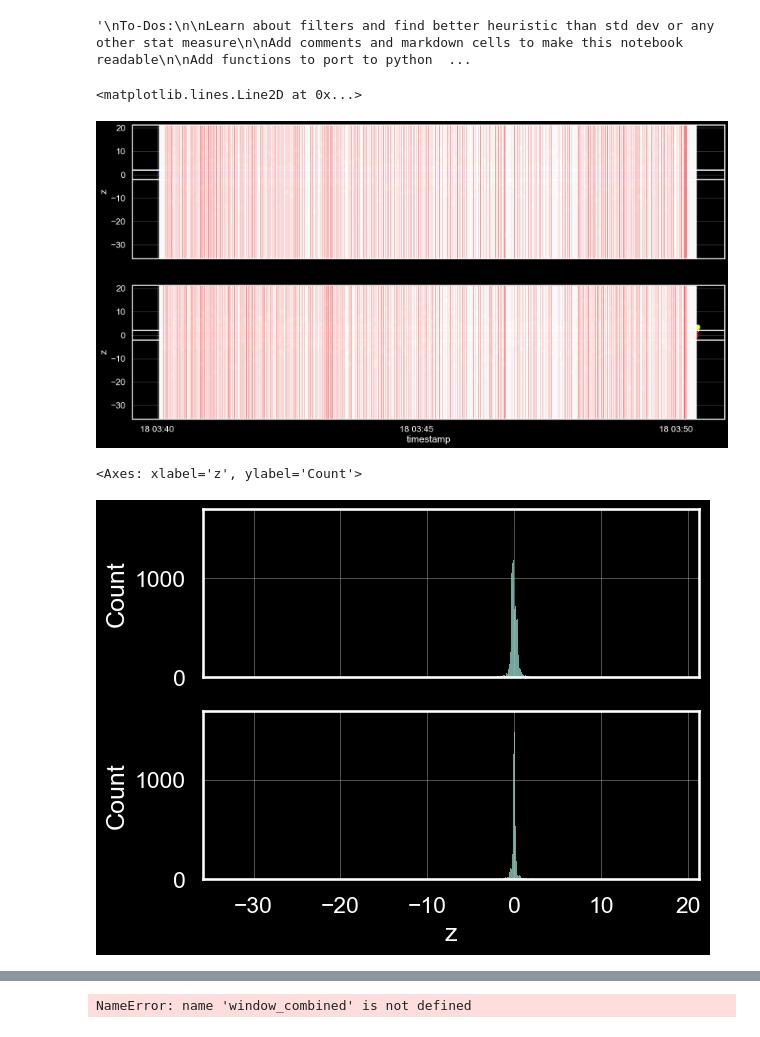
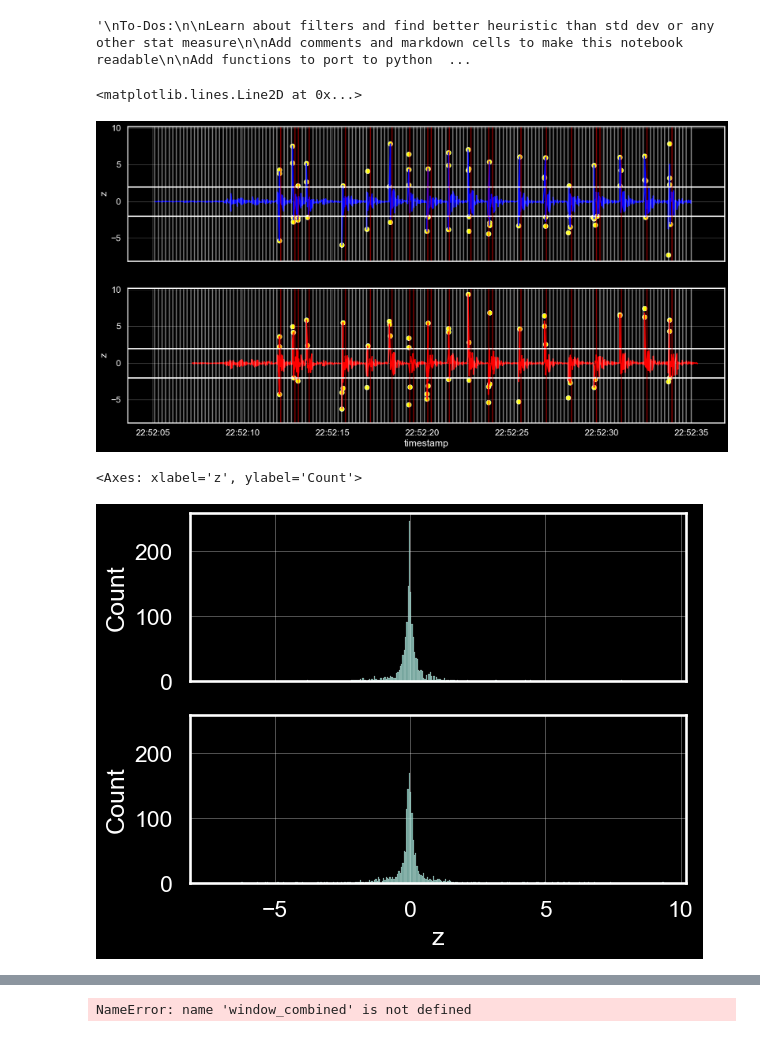
Before and after one commit to TheCrazyRocketScientist/Touch-Panel, a Jupyter notebook: nano/multiSensor/tap_detect.ipynb, the cells around one changed output, grey strips where cells are left out. Cells and saved outputs as stored; diff of their text form; code cells hidden in the pictures.

```diff
--- a/nano/multiSensor/tap_detect.ipynb
+++ b/nano/multiSensor/tap_detect.ipynb
@@ -10,7 +10,7 @@ import datetime
 # %%
 sns.set_theme(style="darkgrid", context="talk")
 plt.style.use("dark_background")
-plt.rcParams.update({"grid.linewidth":0.45, "grid.alpha":0.5})
+plt.rcParams.update({"grid.linewidth":0.45, "grid.alpha":0.5,"savefig.dpi": 300})
 # %%
 """
 To-Dos:
@@ -40,8 +40,8 @@ def set_df(df):
 # %%
 
 
-df_sensor_one = pd.read_csv(r"E:\Projects\Vibration Sensing Touch Panel\data\region1_extended\SENSOR1_data.csv")
-df_sensor_two = pd.read_csv(r"E:\Projects\Vibration Sensing Touch Panel\data\region1_extended\SENSOR2_data.csv")
+df_sensor_one = pd.read_csv(r"E:\Projects\Vibration Sensing Touch Panel\data\region1_ten_taps\SENSOR0_data.csv")
+df_sensor_two = pd.read_csv(r"E:\Projects\Vibration Sensing Touch Panel\data\region1_ten_taps\SENSOR1_data.csv")
 
 
 df_sensor_one = set_df(df_sensor_one)
@@ -115,15 +115,14 @@ ax[0].axvline(x=df_sensor_one.index[-1],alpha=0.450)
 ax[1].axvline(x=df_sensor_one.index[-1],alpha=0.450)
 # %% [output]
 <matplotlib.lines.Line2D at 0x...>
-[figure, old version]
+[figure, new version]
 # %%
 fig,ax = plt.subplots(2,sharex='all',sharey='all')
-sns.histplot(df_sensor_one['z'],ax=ax[0])        df_minute = df.loc[start_time:end_time]
-
+sns.histplot(df_sensor_one['z'],ax=ax[0])
 sns.histplot(df_sensor_two['z'],ax=ax[1])
 # %% [output]
 <Axes: xlabel='z', ylabel='Count'>
-[figure, old version]
+[figure, new version]
 # %% [markdown]
 ![Tap Detection Logic](/media/tap_detect.png)
 # %%
```
Also changed, not shown: parts of 11 cells of this notebook, 12 other files.
